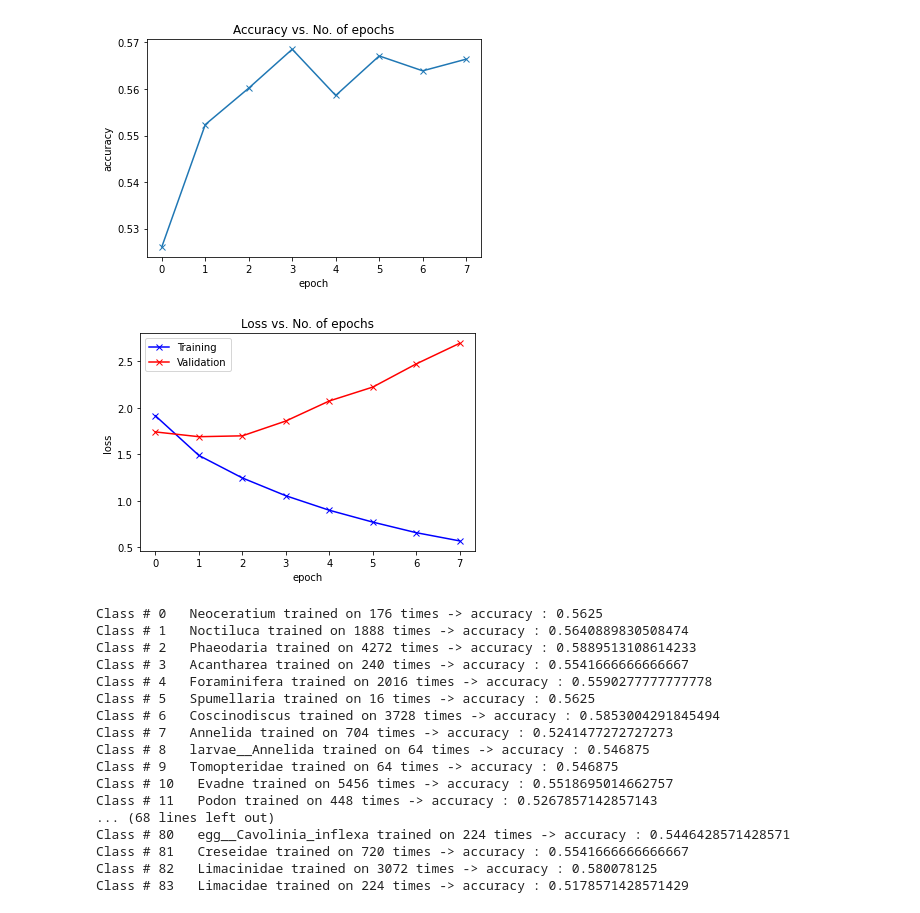
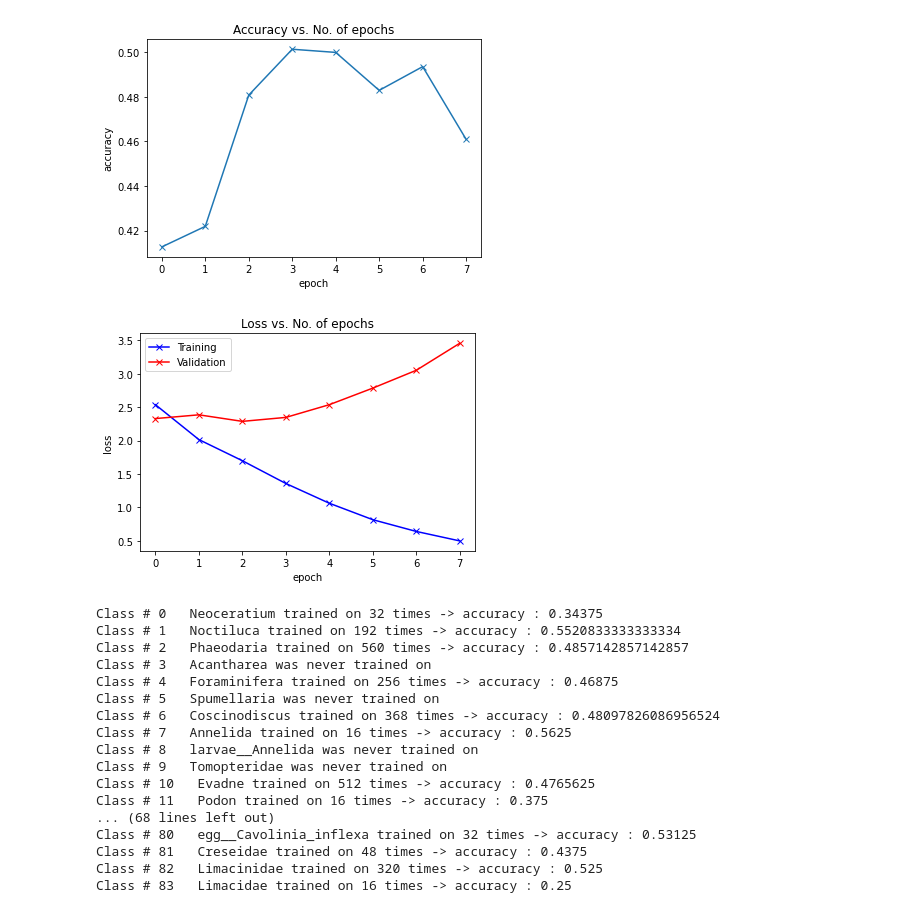
Before and after one commit to AntoineSalaun/PlanktonClassifier, a Jupyter notebook: main.ipynb, the cells around one changed output. Cells and saved outputs as stored; diff of their text form; code cells hidden in the pictures.

```diff
--- a/main.ipynb
+++ b/main.ipynb
@@ -31,6 +31,7 @@ from tool_box import *
 # %%
 # pre-processing
 data_folder = '../ZooScanSet'
+saving_location = '../Saving_Output/'
 # data_folder = '/Users/nounou/Desktop/EPFL/M5/Project I/Code/ZooScanSet'
 image_size = (128,128)
 normalize = ((0.5), (0.5))
@@ -40,7 +41,7 @@ transform = transforms.Compose([transforms.Resize(image_size),transforms.ToTenso
 dataset = PlanktonLoader(data_folder+'/taxa.csv', data_folder+"/imgs/", unwanted_classes ,transform)
 
 #sampling and train-test split
-sampling_factor = .1
+sampling_factor = .01
 train_factor = .8
 shuffle = True
 random_seed= 42
@@ -82,28 +86,28 @@ Epoch [7], train_loss: 0.5695, val_loss: 2.6942, val_acc: 0.5664,  val_f1_score:
 # %%
-Plot.plot_accuracies(history)
+Plot.plot_accuracies(history, saving_location+'accuracy(e).png')
 # %% [output]
-[figure, old version]
+[figure, new version]
 # %%
-Plot.plot_losses(history)
+Plot.plot_losses(history, saving_location+'losses.png')
 # %% [output]
-[figure, old version]
+[figure, new version]
 # %%
-df = Plot.class_accuracies(Plot, net, dataset, testloader_dataset)
+df = Plot.class_accuracies(Plot, net, dataset, testloader_dataset, saving_location+'class_acc.csv')
 # %% [output]
-Class # 0   Neoceratium trained on 176 times -> accuracy : 0.5625
-Class # 1   Noctiluca trained on 1888 times -> accuracy : 0.5640889830508474
-Class # 2   Phaeodaria trained on 4272 times -> accuracy : 0.5889513108614233
-Class # 3   Acantharea trained on 240 times -> accuracy : 0.5541666666666667
-Class # 4   Foraminifera trained on 2016 times -> accuracy : 0.5590277777777778
-Class # 5   Spumellaria trained on 16 times -> accuracy : 0.5625
-Class # 6   Coscinodiscus trained on 3728 times -> accuracy : 0.5853004291845494
-Class # 7   Annelida trained on 704 times -> accuracy : 0.5241477272727273
-Class # 8   larvae__Annelida trained on 64 times -> accuracy : 0.546875
-Class # 9   Tomopteridae trained on 64 times -> accuracy : 0.546875
-Class # 10   Evadne trained on 5456 times -> accuracy : 0.5518695014662757
-Class # 11   Podon trained on 448 times -> accuracy : 0.5267857142857143
+Class # 0   Neoceratium trained on 32 times -> accuracy : 0.34375
+Class # 1   Noctiluca trained on 192 times -> accuracy : 0.5520833333333334
+Class # 2   Phaeodaria trained on 560 times -> accuracy : 0.4857142857142857
+Class # 3   Acantharea was never trained on
+Class # 4   Foraminifera trained on 256 times -> accuracy : 0.46875
+Class # 5   Spumellaria was never trained on
+Class # 6   Coscinodiscus trained on 368 times -> accuracy : 0.48097826086956524
+Class # 7   Annelida trained on 16 times -> accuracy : 0.5625
+Class # 8   larvae__Annelida was never trained on
+Class # 9   Tomopteridae was never trained on
+Class # 10   Evadne trained on 512 times -> accuracy : 0.4765625
+Class # 11   Podon trained on 16 times -> accuracy : 0.375
 ... (68 lines left out)
-Class # 80   egg__Cavolinia_inflexa trained on 224 times -> accuracy : 0.5446428571428571
-Class # 81   Creseidae trained on 720 times -> accuracy : 0.5541666666666667
-Class # 82   Limacinidae trained on 3072 times -> accuracy : 0.580078125
-Class # 83   Limacidae trained on 224 times -> accuracy : 0.5178571428571429
+Class # 80   egg__Cavolinia_inflexa trained on 32 times -> accuracy : 0.53125
+Class # 81   Creseidae trained on 48 times -> accuracy : 0.4375
+Class # 82   Limacinidae trained on 320 times -> accuracy : 0.525
+Class # 83   Limacidae trained on 16 times -> accuracy : 0.25
```
Also changed, not shown: parts of 5 cells of this notebook, 3 other files.
